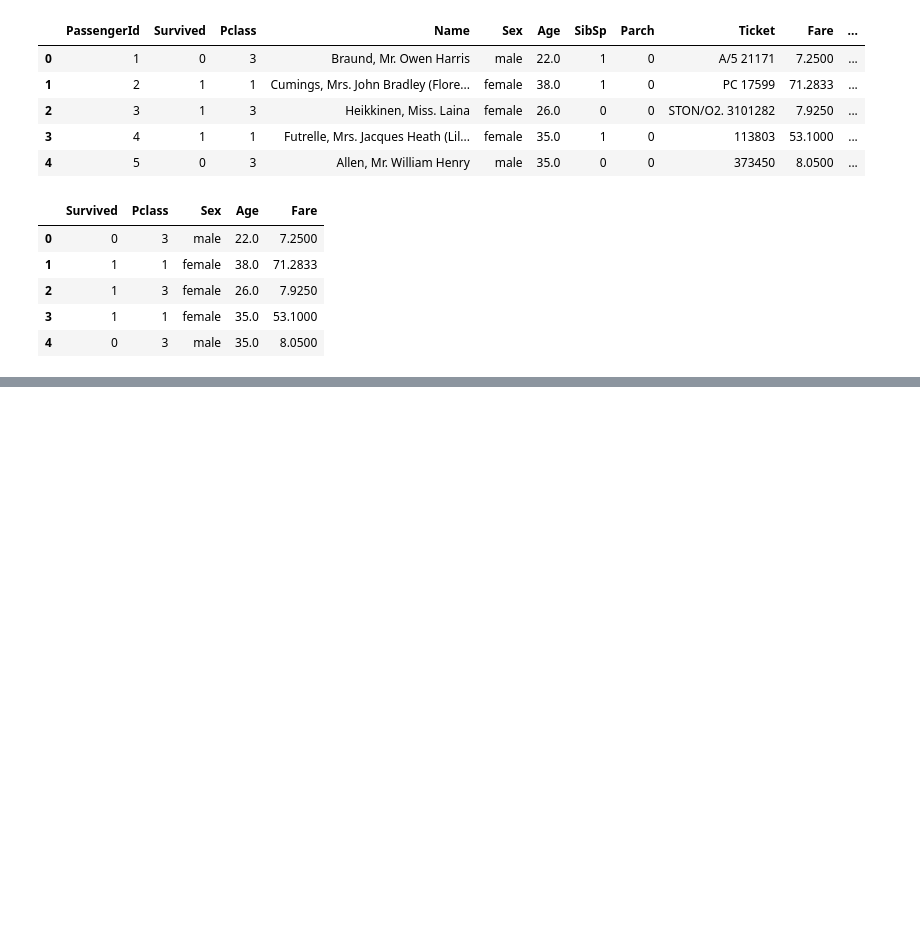
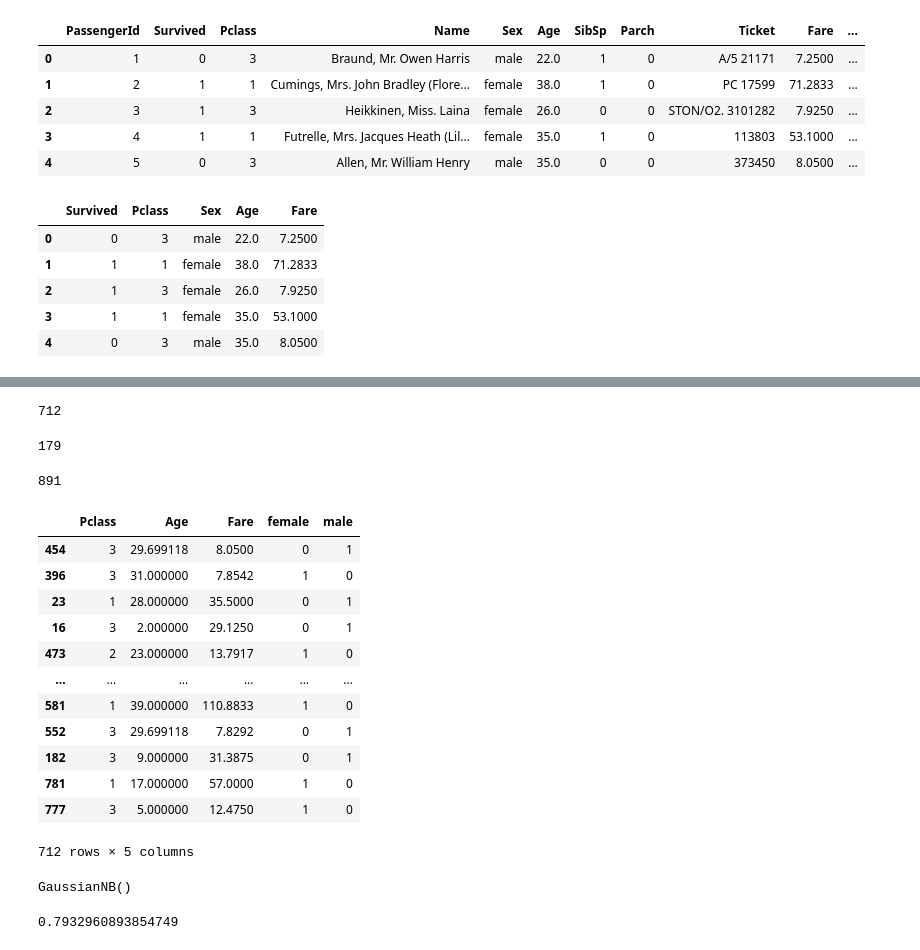
Before and after one commit to rudransh358/python--AI-and-ML--1-, a Jupyter notebook: naivebayse.ipynb, the cells around one changed output, grey strips where cells are left out. Saved outputs shown, nothing was run; the diff lists cells and outputs as text; code cells hidden in the pictures; blank space fills up the shorter version.

```diff
--- a/naivebayse.ipynb
+++ b/naivebayse.ipynb
@@ -40,0 +41,2 @@ inputs.head(3)
+# %%
+inputs.drop("Sex",axis='columns',inplace=True)
@@ -40,0 +61,3 @@ inputs.head(3)
+# %%
+inputs.Age=inputs.Age.fillna(inputs.Age.mean())
+inputs.head(6)
@@ -40,0 +72,31 @@ inputs.head(3)
+# %%
+from sklearn.model_selection import train_test_split
+x_train,x_test,y_train,y_test= train_test_split(inputs,target,test_size=0.2)
+# %%
+len(x_train)
+# %% [output]
+712
+# %%
+len(x_test)
+# %% [output]
+179
+# %%
+len(inputs)
+# %% [output]
+891
+# %%
+x_train
+# %% [output]
+|  | Pclass | Age | Fare | female | male |
+| 454 | 3 | 29.699118 | 8.0500 | 0 | 1 |
+| 396 | 3 | 31.000000 | 7.8542 | 1 | 0 |
+| 23 | 1 | 28.000000 | 35.5000 | 0 | 1 |
+| 16 | 3 | 2.000000 | 29.1250 | 0 | 1 |
+| 473 | 2 | 23.000000 | 13.7917 | 1 | 0 |
+| ... | ... | ... | ... | ... | ... |
+| 581 | 1 | 39.000000 | 110.8833 | 1 | 0 |
+| 552 | 3 | 29.699118 | 7.8292 | 0 | 1 |
+| 182 | 3 | 9.000000 | 31.3875 | 0 | 1 |
+| 781 | 1 | 17.000000 | 57.0000 | 1 | 0 |
+| 777 | 3 | 5.000000 | 12.4750 | 1 | 0 |
+712 rows × 5 columns
@@ -40,0 +106,8 @@ inputs.head(3)
+# %%
+model.fit(x_train,y_train)
+# %% [output]
+GaussianNB()
+# %%
+model.score(x_test,y_test)
+# %% [output]
+0.7932960893854749
```
Also changed, not shown: parts of 10 cells of this notebook.
